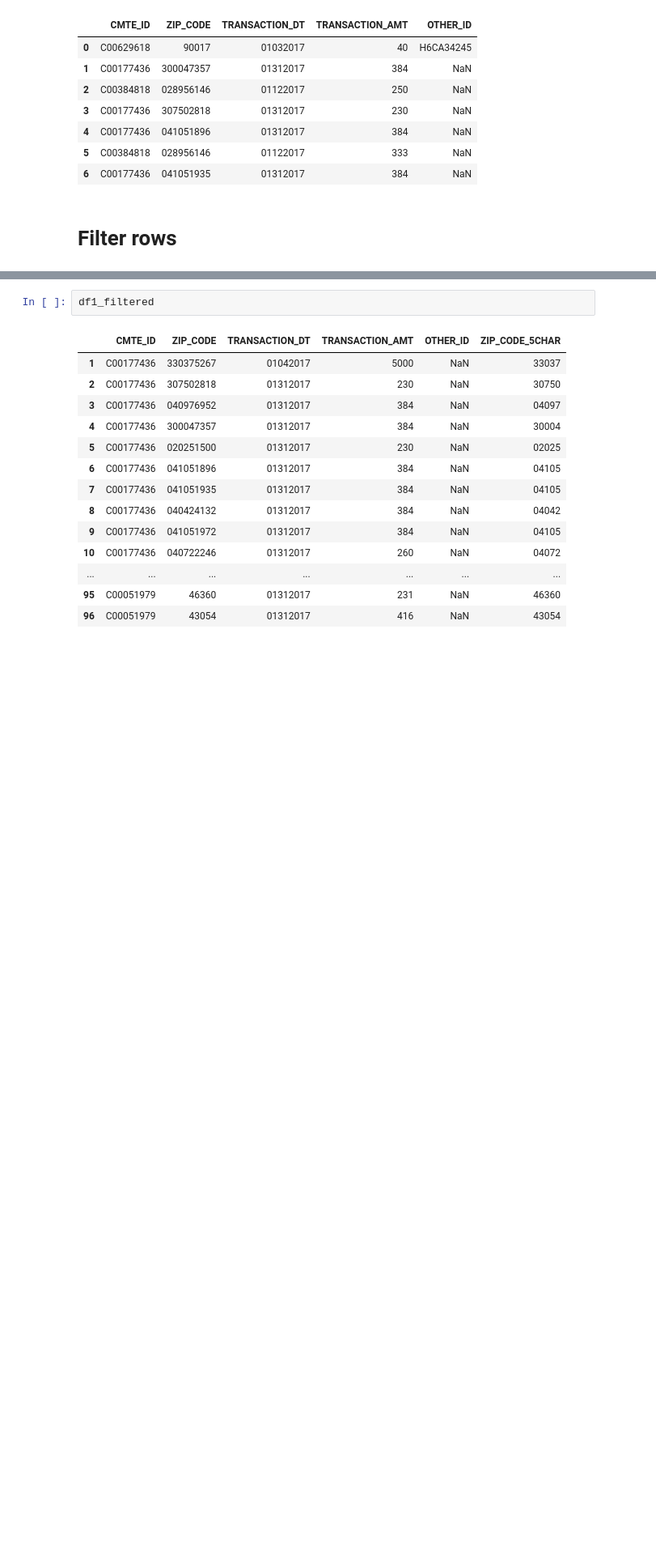
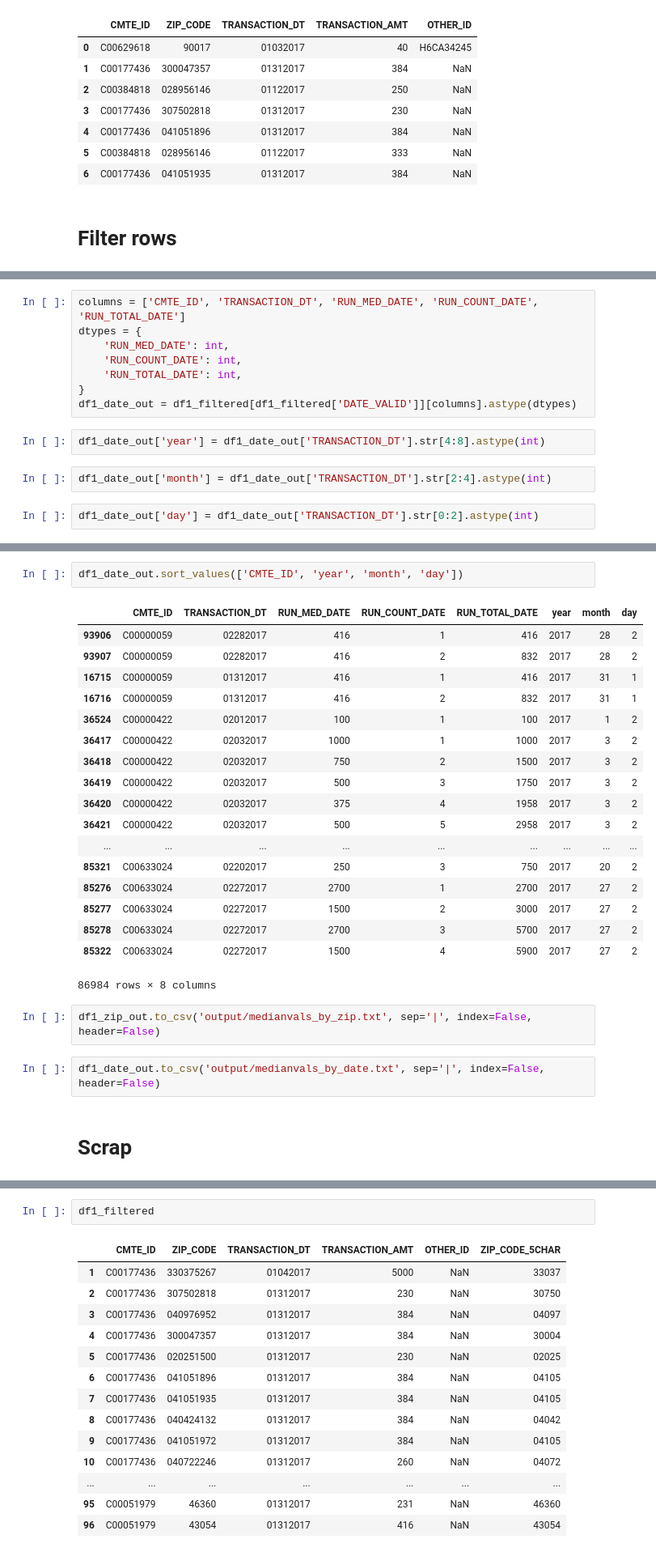
Before and after one commit to dashapyly/Find-Political-Donors-Insight-Challenge, a Jupyter notebook: Cleaning the input file.ipynb, the cells around one changed output, grey strips where cells are left out. Shown at 81% size. Saved outputs shown, nothing was run; the diff lists cells and outputs as text; blank space fills up the shorter version.

```diff
--- a/Cleaning the input file.ipynb
+++ b/Cleaning the input file.ipynb
@@ -129,0 +218,14 @@ See the caveats in the documentation: http://pandas.pydata.org/pandas-docs/stabl
+# %%
+columns = ['CMTE_ID', 'TRANSACTION_DT', 'RUN_MED_DATE', 'RUN_COUNT_DATE', 'RUN_TOTAL_DATE']
+dtypes = {
+    'RUN_MED_DATE': int,
+    'RUN_COUNT_DATE': int,
+    'RUN_TOTAL_DATE': int,
+}
+df1_date_out = df1_filtered[df1_filtered['DATE_VALID']][columns].astype(dtypes)
+# %%
+df1_date_out['year'] = df1_date_out['TRANSACTION_DT'].str[4:8].astype(int)
+# %%
+df1_date_out['month'] = df1_date_out['TRANSACTION_DT'].str[2:4].astype(int)
+# %%
+df1_date_out['day'] = df1_date_out['TRANSACTION_DT'].str[0:2].astype(int)
@@ -129,0 +253,27 @@ See the caveats in the documentation: http://pandas.pydata.org/pandas-docs/stabl
+# %%
+df1_date_out.sort_values(['CMTE_ID', 'year', 'month', 'day'])
+# %% [output]
+|  | CMTE_ID | TRANSACTION_DT | RUN_MED_DATE | RUN_COUNT_DATE | RUN_TOTAL_DATE | year | month | day |
+| 93906 | C00000059 | 02282017 | 416 | 1 | 416 | 2017 | 28 | 2 |
+| 93907 | C00000059 | 02282017 | 416 | 2 | 832 | 2017 | 28 | 2 |
+| 16715 | C00000059 | 01312017 | 416 | 1 | 416 | 2017 | 31 | 1 |
+| 16716 | C00000059 | 01312017 | 416 | 2 | 832 | 2017 | 31 | 1 |
+| 36524 | C00000422 | 02012017 | 100 | 1 | 100 | 2017 | 1 | 2 |
+| 36417 | C00000422 | 02032017 | 1000 | 1 | 1000 | 2017 | 3 | 2 |
+| 36418 | C00000422 | 02032017 | 750 | 2 | 1500 | 2017 | 3 | 2 |
+| 36419 | C00000422 | 02032017 | 500 | 3 | 1750 | 2017 | 3 | 2 |
+| 36420 | C00000422 | 02032017 | 375 | 4 | 1958 | 2017 | 3 | 2 |
+| 36421 | C00000422 | 02032017 | 500 | 5 | 2958 | 2017 | 3 | 2 |
+| ... | ... | ... | ... | ... | ... | ... | ... | ... |
+| 85321 | C00633024 | 02202017 | 250 | 3 | 750 | 2017 | 20 | 2 |
+| 85276 | C00633024 | 02272017 | 2700 | 1 | 2700 | 2017 | 27 | 2 |
+| 85277 | C00633024 | 02272017 | 1500 | 2 | 3000 | 2017 | 27 | 2 |
+| 85278 | C00633024 | 02272017 | 2700 | 3 | 5700 | 2017 | 27 | 2 |
+| 85322 | C00633024 | 02272017 | 1500 | 4 | 5900 | 2017 | 27 | 2 |
+86984 rows × 8 columns
+# %%
+df1_zip_out.to_csv('output/medianvals_by_zip.txt', sep='|', index=False, header=False)
+# %%
+df1_date_out.to_csv('output/medianvals_by_date.txt', sep='|', index=False, header=False)
+# %% [markdown]
+# Scrap
```
Also changed, not shown: parts of 36 cells of this notebook.
